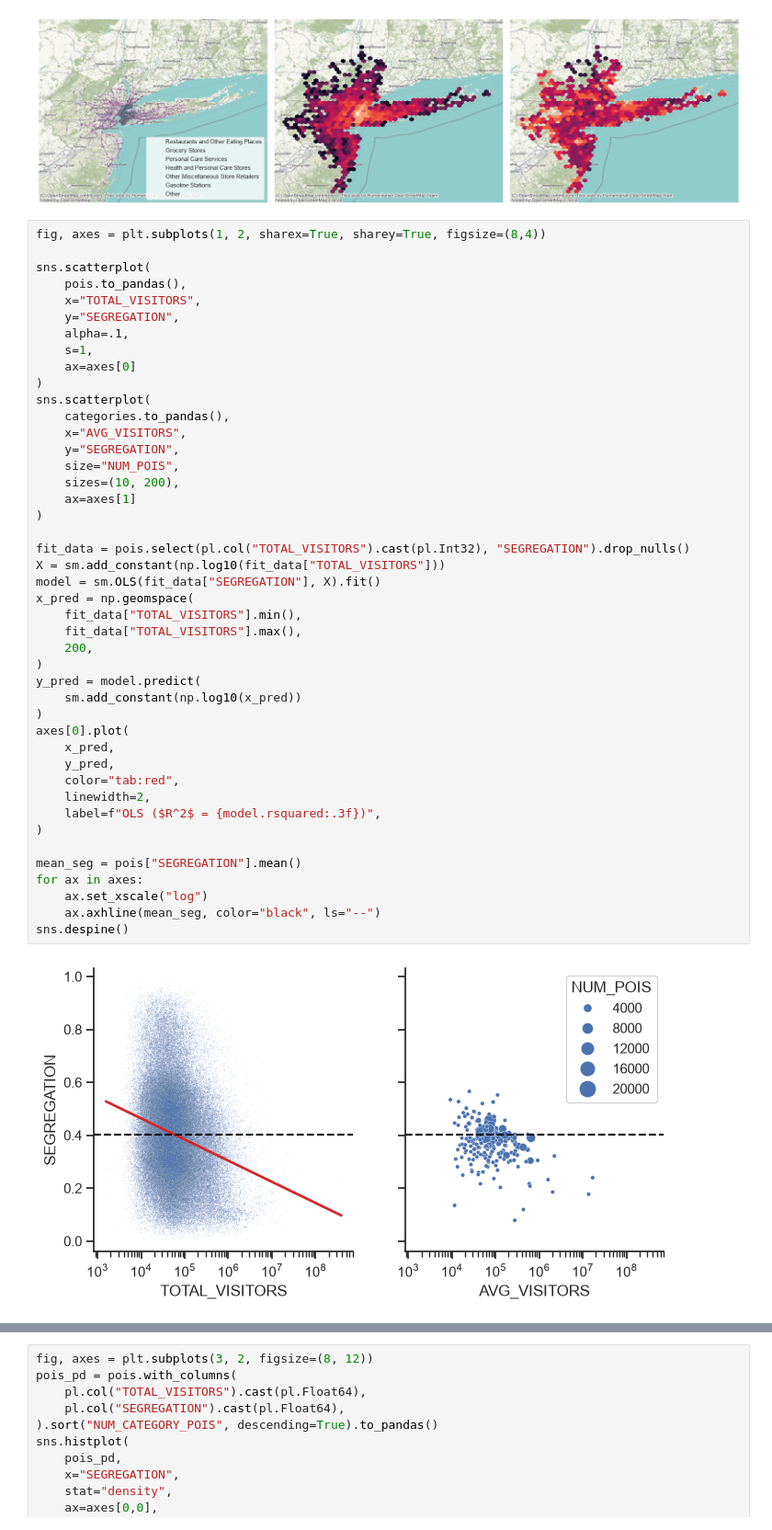
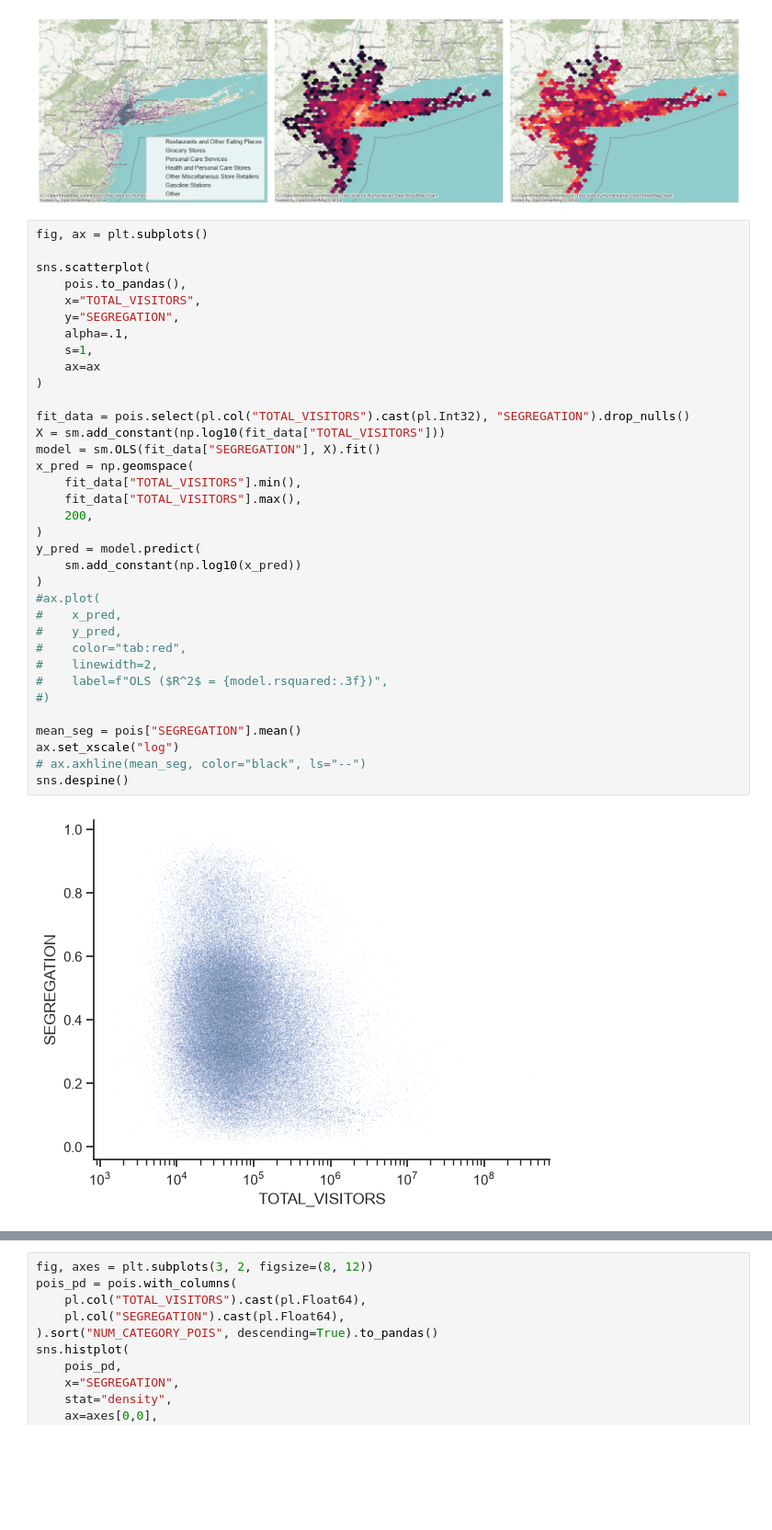
Before and after one commit to marcus-friis/weekly-patterns-plus-exploration, a Jupyter notebook: notebooks/new-york-poi-segregation.ipynb, the cells around one changed output, grey strips where cells are left out. Shown at 92% size. Drawn from its saved outputs; the diff is of its cells as text; blank space fills up the shorter version.

```diff
--- a/notebooks/new-york-poi-segregation.ipynb
+++ b/notebooks/new-york-poi-segregation.ipynb
@@ -281,48 +282,39 @@ fig.tight_layout()
 # %% [output]
 [figure]
 # %%
-fig, axes = plt.subplots(1, 2, sharex=True, sharey=True, figsize=(8,4))
+fig, ax = plt.subplots()
 
 sns.scatterplot(
     pois.to_pandas(),
     x="TOTAL_VISITORS",
     y="SEGREGATION",
     alpha=.1,
     s=1,
-    ax=axes[0]
-)
-sns.scatterplot(
-    categories.to_pandas(),
-    x="AVG_VISITORS",
-    y="SEGREGATION",
-    size="NUM_POIS",
-    sizes=(10, 200),
-    ax=axes[1]
+    ax=ax
 )
 
 fit_data = pois.select(pl.col("TOTAL_VISITORS").cast(pl.Int32), "SEGREGATION").drop_nulls()
 X = sm.add_constant(np.log10(fit_data["TOTAL_VISITORS"]))
 model = sm.OLS(fit_data["SEGREGATION"], X).fit()
 x_pred = np.geomspace(
     fit_data["TOTAL_VISITORS"].min(),
     fit_data["TOTAL_VISITORS"].max(),
     200,
 )
 y_pred = model.predict(
     sm.add_constant(np.log10(x_pred))
 )
-axes[0].plot(
-    x_pred,
-    y_pred,
-    color="tab:red",
-    linewidth=2,
-    label=f"OLS ($R^2$ = {model.rsquared:.3f})",
-)
+#ax.plot(
+#    x_pred,
+#    y_pred,
+#    color="tab:red",
+#    linewidth=2,
+#    label=f"OLS ($R^2$ = {model.rsquared:.3f})",
+#)
 
 mean_seg = pois["SEGREGATION"].mean()
-for ax in axes:
-    ax.set_xscale("log")
-    ax.axhline(mean_seg, color="black", ls="--")
+ax.set_xscale("log")
+# ax.axhline(mean_seg, color="black", ls="--")
 sns.despine()
 # %% [output]
-[figure, old version]
+[figure, new version]
```
Also changed, not shown: parts of 9 cells of this notebook, 2 other files.
